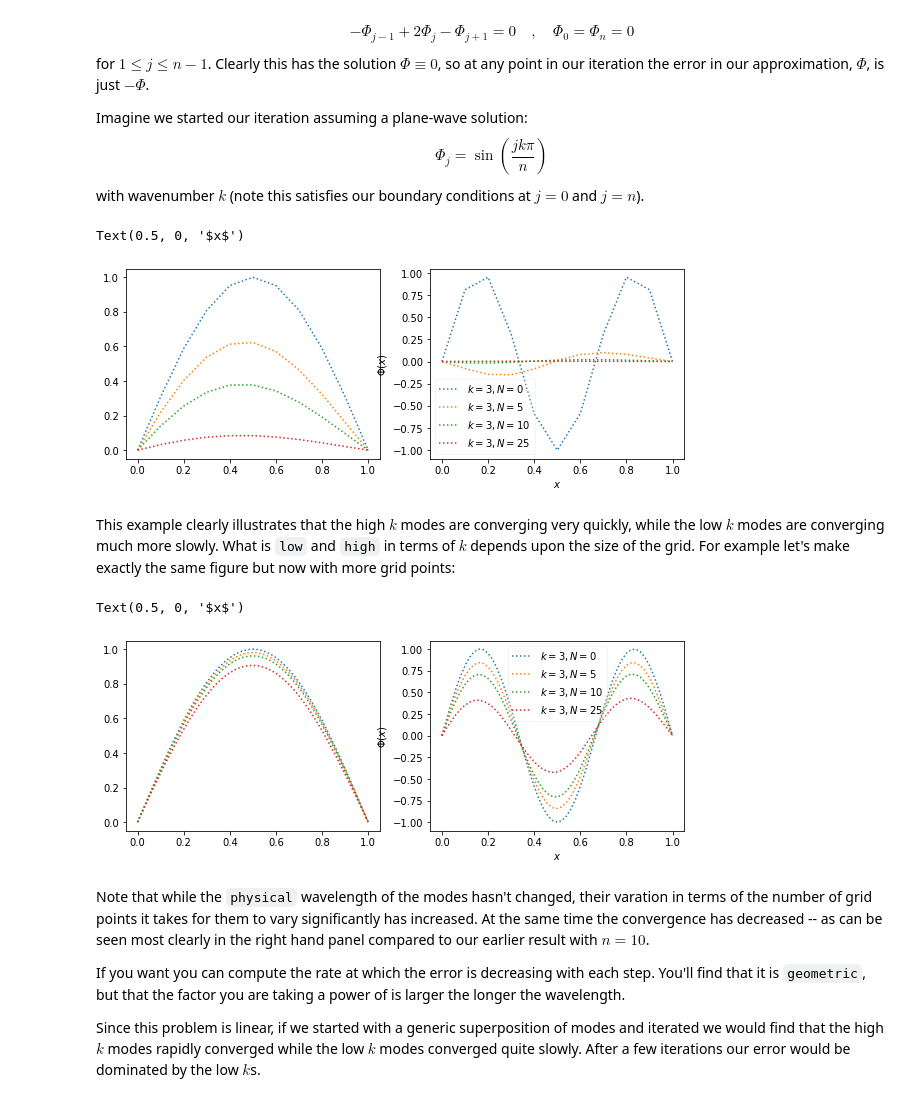
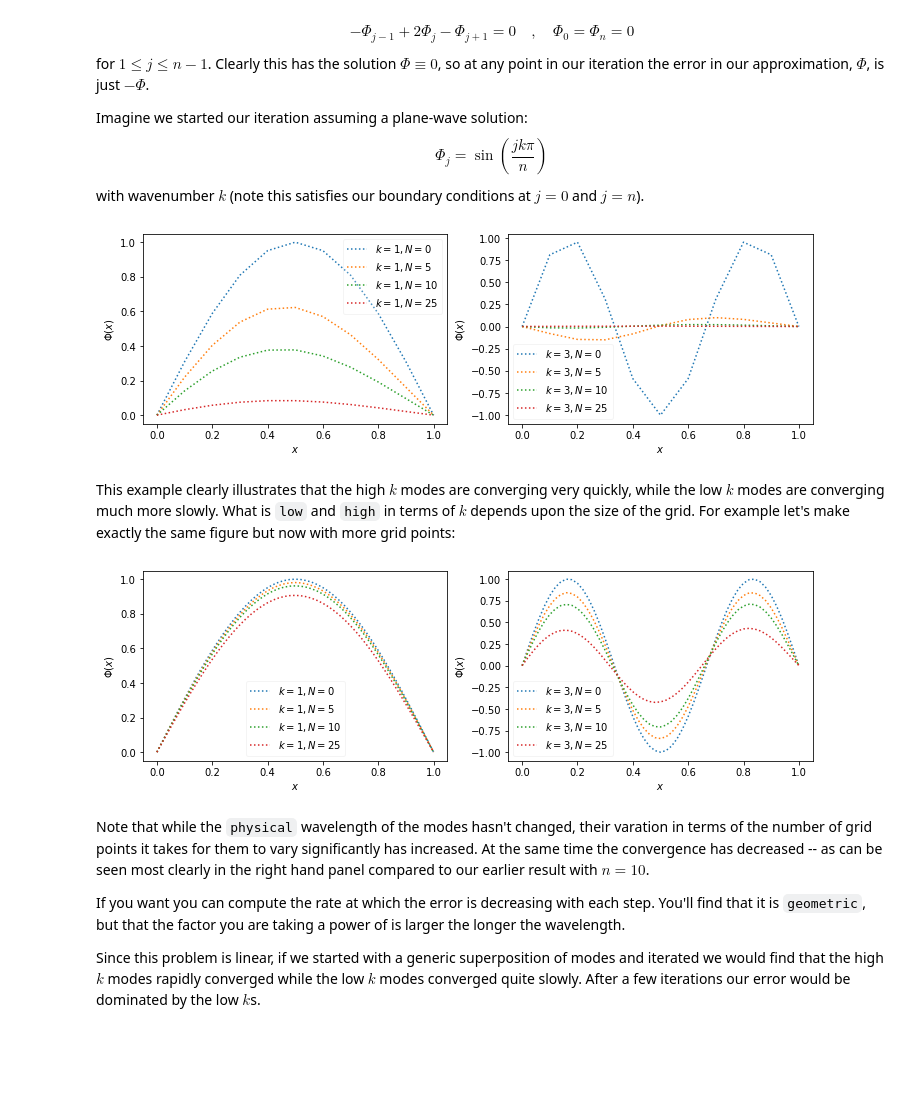
Before and after one commit to LBJ-Wade/Notebooks_cosmology, a Jupyter notebook: physics209/Relaxation.ipynb, the cells around one changed output. Cells and saved outputs as stored; diff of their text form; code cells hidden in the pictures; blank space fills up the shorter version.

```diff
--- a/physics209/Relaxation.ipynb
+++ b/physics209/Relaxation.ipynb
@@ -66,7 +72,7 @@ xx = np.linspace(0.,1.,phi.size,endpoint=True)
 ax[0].plot(xx,exact,'k--',label='Exact')
 for Niter in [10,20,50]:
     phi,exact = solve(n=n,Niter=Niter)
-    ax[0].plot(xx,phi,':',label="Relax($N={:3d}$)".format(Niter))
+    ax[0].plot(xx,phi,':',label="Relax($N={:d}$)".format(Niter))
     ax[1].plot(xx[:-1],(100.*(phi-exact)/(exact+1e-10))[:-1],'-')
 ax[0].legend()
 ax[0].set_ylabel(r'$\Phi(x)$')
@@ -85,7 +93,7 @@ xx = np.linspace(0.,1.,phi.size,endpoint=True)
 ax[0].plot(xx,exact,'k--',label='Exact')
 for Niter in [250,500,1000]:
     phi,exact = solve(n=n,Niter=Niter)
-    ax[0].plot(xx,phi,':',label="Relax($N={:3d}$)".format(Niter))
+    ax[0].plot(xx,phi,':',label="Relax($N={:d}$)".format(Niter))
     ax[1].plot(xx[:-1],(100.*(phi-exact)/(exact+1e-10))[:-1],'-')
 ax[0].legend()
 ax[0].set_ylabel(r'$\Phi(x)$')
@@ -128,35 +136,37 @@ def solve(k=1,n=10,Niter=50):
     return(phi)
     #
 # %%
+# Let's go back to 10 grid points, to make things fast and easy:
 n=10
-fig,ax = plt.subplots(1,2,figsize=(10,3.5))
+#
+fig,ax = plt.subplots(1,2,figsize=(12,3.5))
 xx = np.linspace(0.,1.,n+1,endpoint=True)
 for Niter in [0,5,10,25]:
     for i,k in enumerate([1,3]):
         phi = solve(k=k,n=n,Niter=Niter)
-        ax[i].plot(xx,phi,':',label="$k={:2d}, N={:3d}$".format(k,Niter))
-ax[i].legend(framealpha=0.2)
-ax[i].set_ylabel(r'$\Phi(x)$')
-ax[i].set_xlabel(r'$x$')
+        ax[i].plot(xx,phi,':',label="$k={:d}, N={:d}$".format(k,Niter))
+for i in range(2):
+    ax[i].legend(framealpha=0.2)
+    ax[i].set_ylabel(r'$\Phi(x)$')
+    ax[i].set_xlabel(r'$x$')
 # %% [output]
-Text(0.5, 0, '$x$')
-[figure, old version]
+[figure, new version]
 # %% [markdown]
 This example clearly illustrates that the high $k$ modes are converging very quickly, while the low $k$ modes are converging much more slowly.  What is `low` and `high` in terms of $k$ depends upon the size of the grid.  For example let's make exactly the same figure but now with more grid points:
 # %%
 n=50
-fig,ax = plt.subplots(1,2,figsize=(10,3.5))
+fig,ax = plt.subplots(1,2,figsize=(12,3.5))
 xx = np.linspace(0.,1.,n+1,endpoint=True)
 for Niter in [0,5,10,25]:
     for i,k in enumerate([1,3]):
         phi = solve(k=k,n=n,Niter=Niter)
         ax[i].plot(xx,phi,':',label="$k={:2d}, N={:3d}$".format(k,Niter))
-ax[i].legend(framealpha=0.2)
-ax[i].set_ylabel(r'$\Phi(x)$')
-ax[i].set_xlabel(r'$x$')
+for i in range(2):
+    ax[i].legend(framealpha=0.2)
+    ax[i].set_ylabel(r'$\Phi(x)$')
+    ax[i].set_xlabel(r'$x$')
 # %% [output]
-Text(0.5, 0, '$x$')
-[figure, old version]
+[figure, new version]
 # %% [markdown]
 Note that while the `physical` wavelength of the modes hasn't changed, their varation in terms of the number of grid points it takes for them to vary significantly has increased.  At the same time the convergence has decreased -- as can be seen most clearly in the right hand panel compared to our earlier result with $n=10$.
 
```
Also changed, not shown: parts of 5 cells of this notebook.
